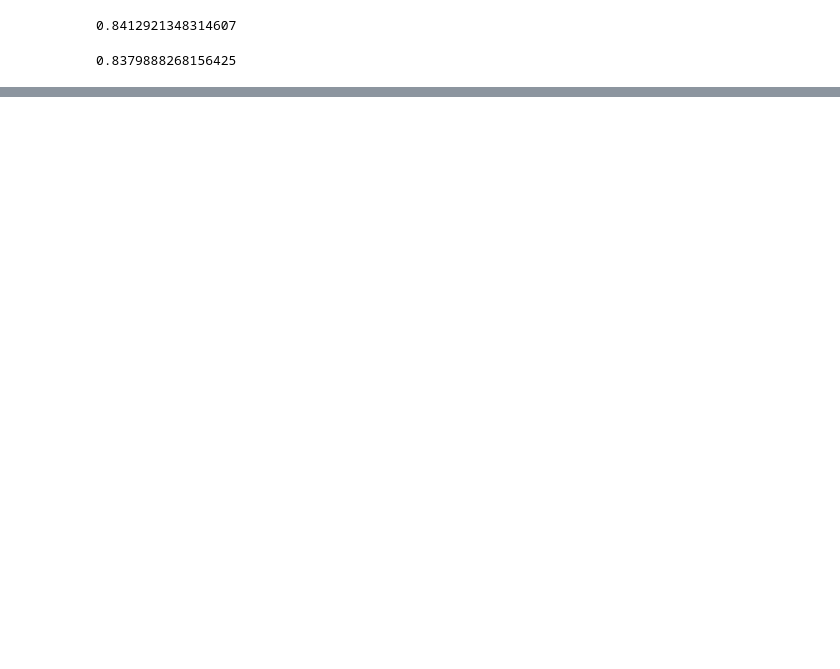
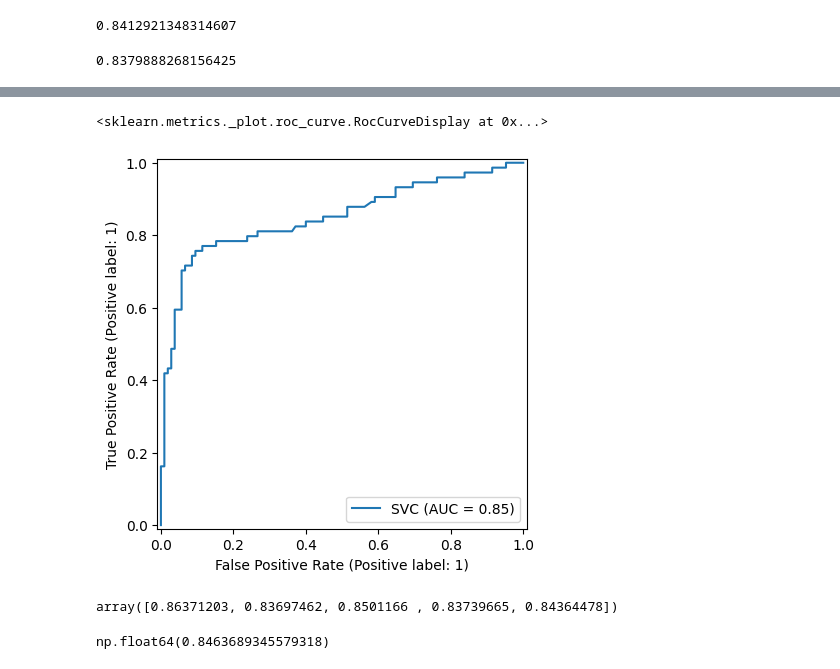
Before and after one commit to utkarshg1/ML_Wakad_6_8pm_30th_Apr, a Jupyter notebook: Algo Evaluation/algoEval.ipynb, the cells around one changed output, grey strips where cells are left out. Cells and saved outputs as stored; diff of their text form; code cells hidden in the pictures; blank space fills up the shorter version.

```diff
--- a/Algo Evaluation/algoEval.ipynb
+++ b/Algo Evaluation/algoEval.ipynb
@@ -323,0 +369,14 @@ best_model.score(xtest, ytest)
+# %%
+RocCurveDisplay.from_estimator(best_model, xtest, ytest)
+# %% [output]
+<sklearn.metrics._plot.roc_curve.RocCurveDisplay at 0x...>
+[figure, added]
+# %%
+roc_scores = cross_val_score(best_model, xtrain, ytrain, cv=5, scoring='roc_auc')
+roc_scores
+# %% [output]
+array([0.86371203, 0.83697462, 0.8501166 , 0.83739665, 0.84364478])
+# %%
+roc_scores.mean()
+# %% [output]
+np.float64(0.8463689345579318)
```
Also changed, not shown: parts of 27 cells of this notebook, 1 other file.
